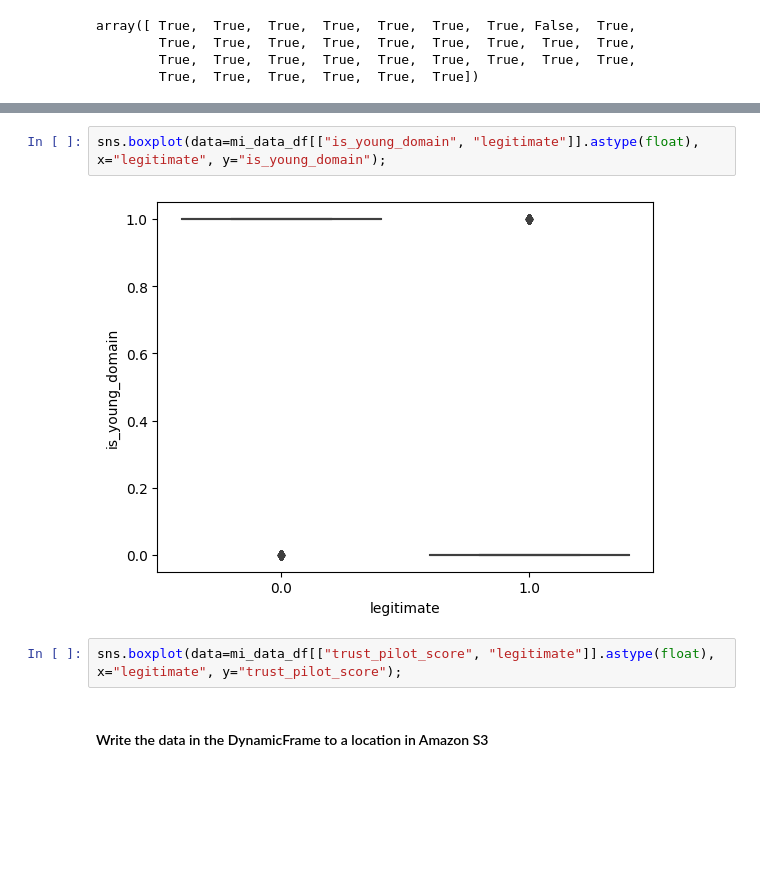
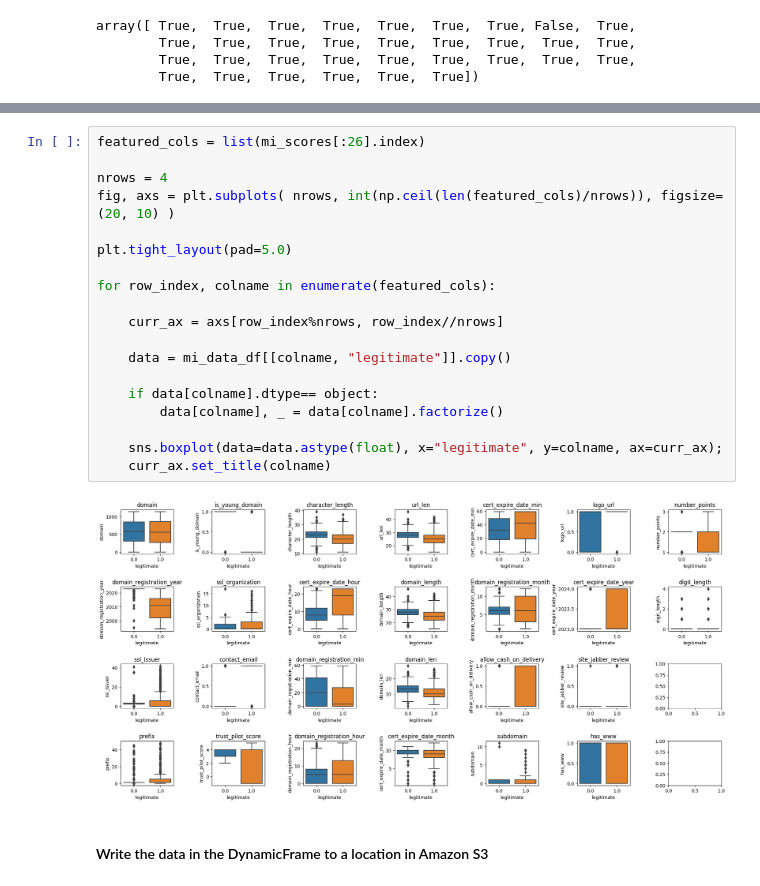
Before and after one commit to bertoramos/fraud-detection, a Jupyter notebook: src/etl/ETL fraud-detection-db.ipynb, the cells around one changed output, grey strips where cells are left out. Drawn from its saved outputs; the diff is of its cells as text; blank space fills up the shorter version.

Commit message:
feat: show main boxplots and save etl result in S3

```diff
--- a/src/etl/ETL fraud-detection-db.ipynb
+++ b/src/etl/ETL fraud-detection-db.ipynb
@@ -655,9 +617,24 @@ plot_mi_scores(mi_scores[::3])
-# %%
-sns.boxplot(data=mi_data_df[["is_young_domain", "legitimate"]].astype(float), x="legitimate", y="is_young_domain");
-# %% [output]
-[figure, removed]
-# %%
-sns.boxplot(data=mi_data_df[["trust_pilot_score", "legitimate"]].astype(float), x="legitimate", y="trust_pilot_score");
+# %%
+featured_cols = list(mi_scores[:26].index)
+
+nrows = 4
+fig, axs = plt.subplots( nrows, int(np.ceil(len(featured_cols)/nrows)), figsize=(20, 10) )
+
+plt.tight_layout(pad=5.0)
+
+for row_index, colname in enumerate(featured_cols):
+
+    curr_ax = axs[row_index%nrows, row_index//nrows]
+
+    data = mi_data_df[[colname, "legitimate"]].copy()
+
+    if data[colname].dtype== object:
+        data[colname], _ = data[colname].factorize()
+
+    sns.boxplot(data=data.astype(float), x="legitimate", y=colname, ax=curr_ax);
+    curr_ax.set_title(colname)
+# %% [output]
+[figure, added]
 # %% [markdown]
 #### Write the data in the DynamicFrame to a location in Amazon S3
 # %%
```
Also changed, not shown: parts of 9 cells of this notebook.
